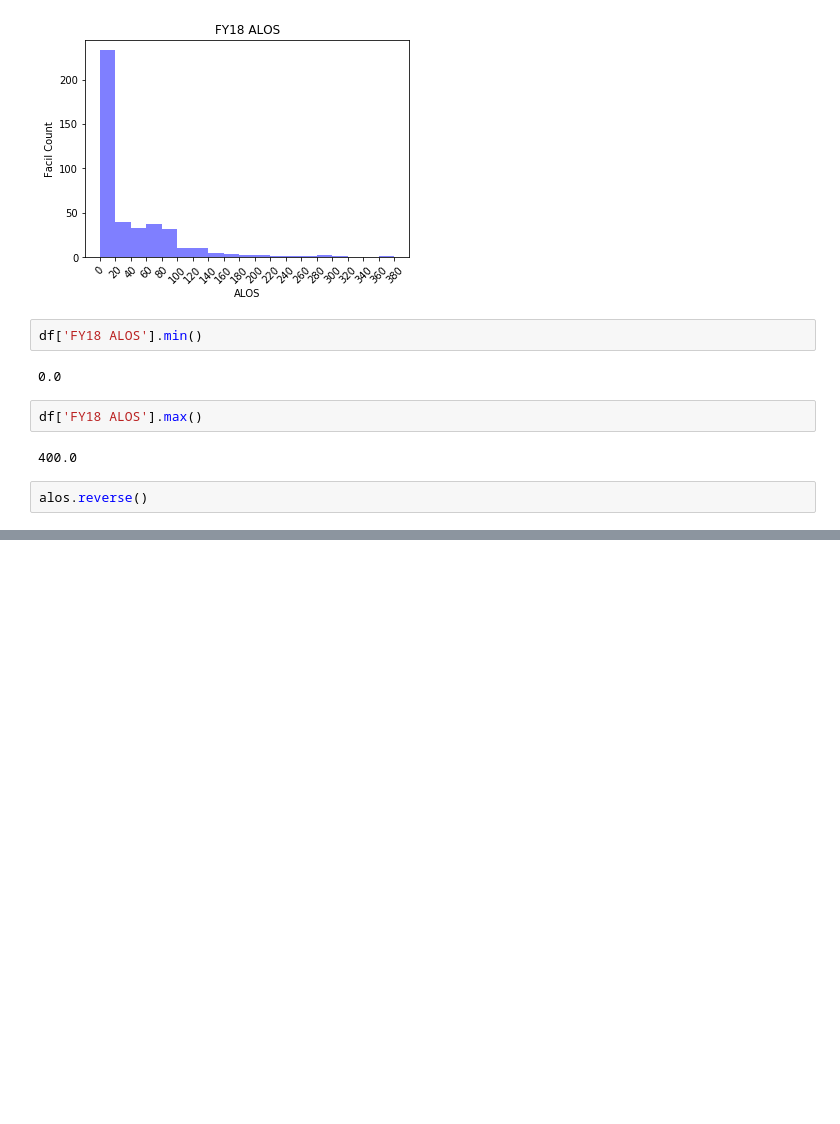
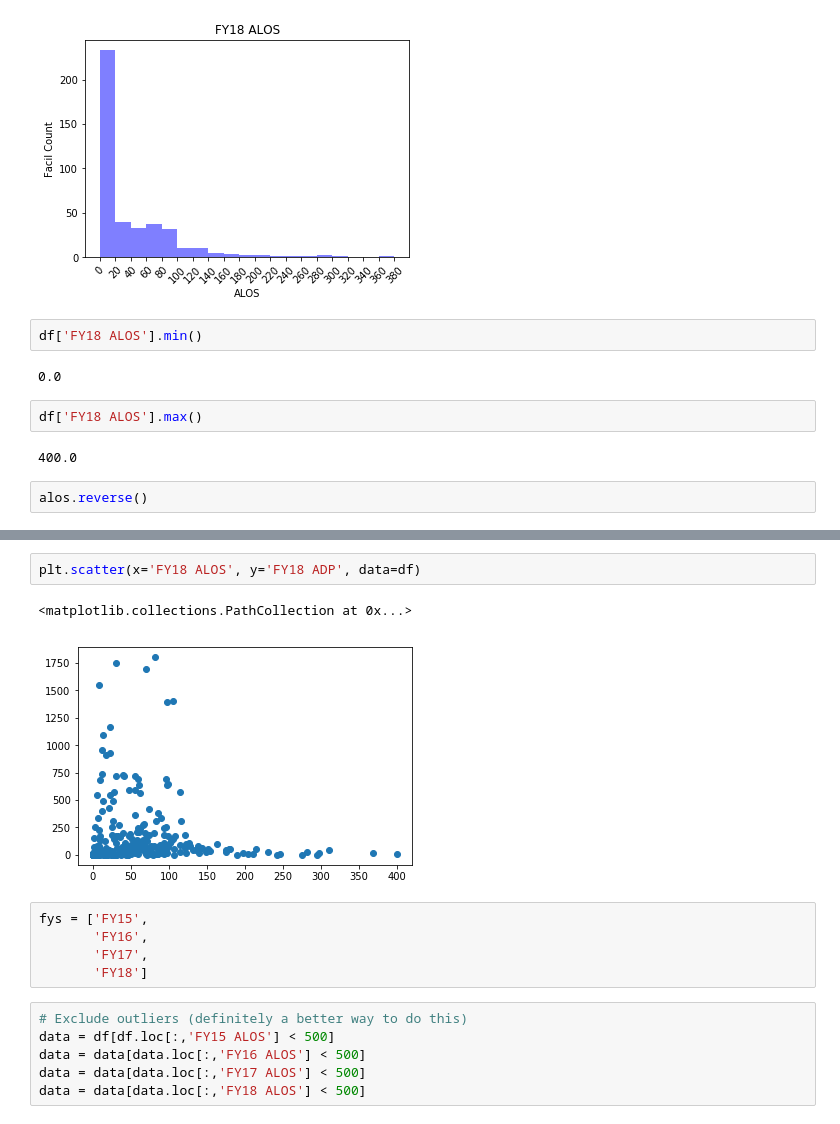
Before and after one commit to UWCHR/ice-facilities, a Jupyter notebook: analyze/note/facil_alos_hist.ipynb, the cells around one changed output, grey strips where cells are left out. Cells and saved outputs as stored; diff of their text form; blank space fills up the shorter version.

Commit message:
Added plot

```diff
--- a/analyze/note/facil_alos_hist.ipynb
+++ b/analyze/note/facil_alos_hist.ipynb
@@ -154,0 +162,16 @@ plt.show()
+# %%
+plt.scatter(x='FY18 ALOS', y='FY18 ADP', data=df)
+# %% [output]
+<matplotlib.collections.PathCollection at 0x...>
+[figure, added]
+# %%
+fys = ['FY15',
+       'FY16',
+       'FY17',
+       'FY18']
+# %%
+# Exclude outliers (definitely a better way to do this)
+data = df[df.loc[:,'FY15 ALOS'] < 500]
+data = data[data.loc[:,'FY16 ALOS'] < 500]
+data = data[data.loc[:,'FY17 ALOS'] < 500]
+data = data[data.loc[:,'FY18 ALOS'] < 500]
```
Also changed, not shown: parts of 5 cells of this notebook.
